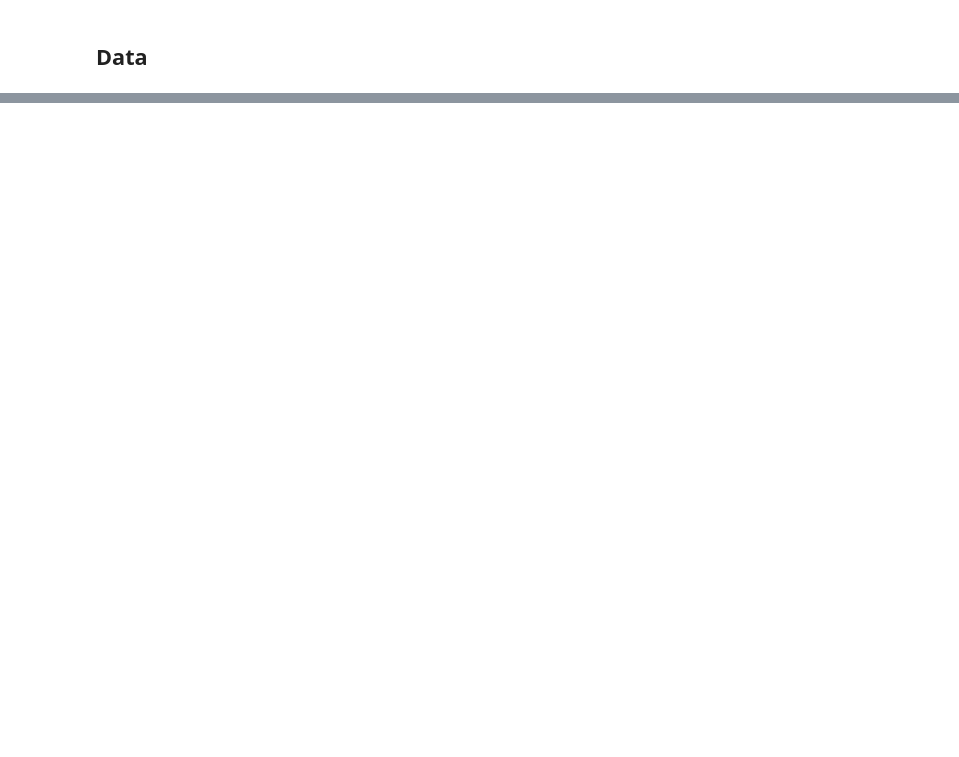
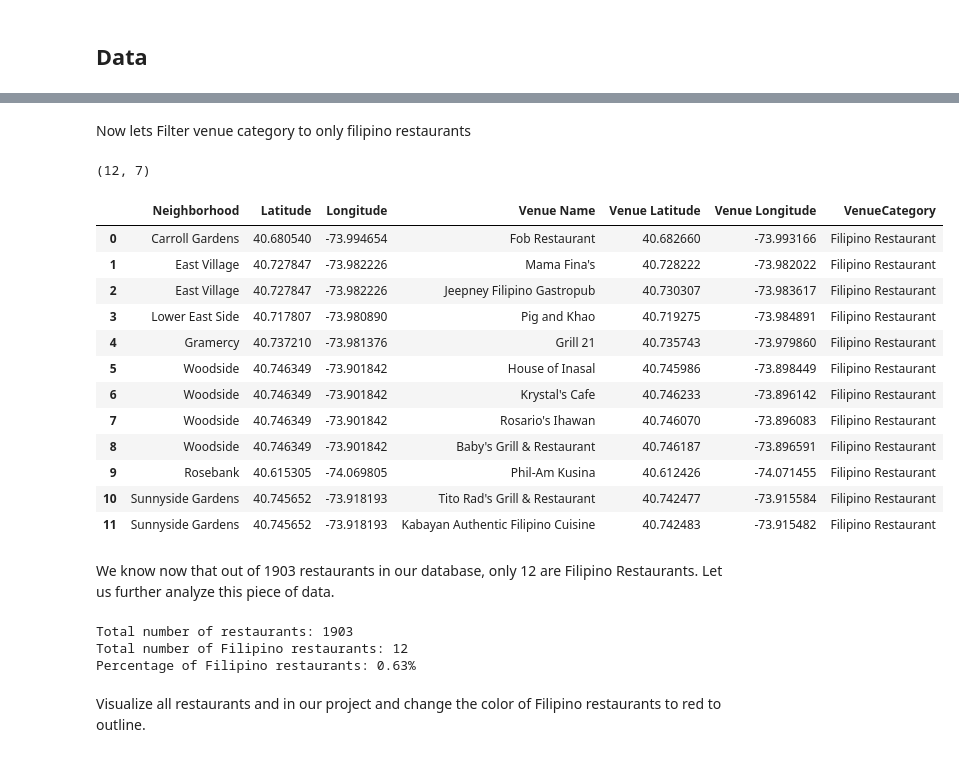
Before and after one commit to gregteo/Coursera_Capstone, a Jupyter notebook: Coursera Capstone Project.ipynb, the cells around one changed output, grey strips where cells are left out. Saved outputs shown, nothing was run; the diff lists cells and outputs as text; code cells hidden in the pictures; blank space fills up the shorter version.

```diff
--- a/Coursera Capstone Project.ipynb
+++ b/Coursera Capstone Project.ipynb
@@ -21,0 +115,3 @@ Data sources that will be needed for the project:
+# %%
+neighborhoods1=neighborhoods[neighborhoods.Distance <= 10].reset_index(drop=True)
+neighborhoods1.head()
@@ -21,0 +150,9 @@ Data sources that will be needed for the project:
+# %%
+#define Foursquare Credentials and Version
+CLIENT_ID = 'BG3H1TE4TIMDI2WM3QFIR1PCWOMEMLWJQ0P4PI0FAVC3GH0Z' # your Foursquare ID
+CLIENT_SECRET = 'VYOMTT4DL5OSHO5ENHWVORWHJPJLZ2JDW2FYF2KP5P05RYYW' # your Foursquare Secret
+VERSION = '20180605' # Foursquare API version
+
+print('Your credentails:')
+print('CLIENT_ID: ' + CLIENT_ID)
+print('CLIENT_SECRET:' + CLIENT_SECRET)
@@ -21,0 +195,9 @@ Data sources that will be needed for the project:
+# %%
+# convert the venues list into a new DataFrame
+venues_df = pd.DataFrame(venues)
+
+# define the column names
+venues_df.columns = ['Neighborhood', 'Latitude', 'Longitude', 'Venue Name', 'Venue Latitude', 'Venue Longitude', 'VenueCategory']
+
+print(venues_df.shape)
+venues_df.head()
@@ -21,0 +214,5 @@ Data sources that will be needed for the project:
+# %%
+rest=venues_df[venues_df.VenueCategory.str.contains('Restaurant')].reset_index(drop=True)
+
+print(rest.shape)
+rest.head()
@@ -21,0 +227,33 @@ Data sources that will be needed for the project:
+# %% [markdown]
+Now lets Filter venue category to only filipino restaurants
+# %%
+fil_rest=rest[rest.VenueCategory == 'Filipino Restaurant'].reset_index(drop=True)
+print(fil_rest.shape)
+fil_rest
+# %% [output]
+(12, 7)
+|  | Neighborhood | Latitude | Longitude | Venue Name | Venue Latitude | Venue Longitude | VenueCategory |
+| 0 | Carroll Gardens | 40.680540 | -73.994654 | Fob Restaurant | 40.682660 | -73.993166 | Filipino Restaurant |
+| 1 | East Village | 40.727847 | -73.982226 | Mama Fina's | 40.728222 | -73.982022 | Filipino Restaurant |
+| 2 | East Village | 40.727847 | -73.982226 | Jeepney Filipino Gastropub | 40.730307 | -73.983617 | Filipino Restaurant |
+| 3 | Lower East Side | 40.717807 | -73.980890 | Pig and Khao | 40.719275 | -73.984891 | Filipino Restaurant |
+| 4 | Gramercy | 40.737210 | -73.981376 | Grill 21 | 40.735743 | -73.979860 | Filipino Restaurant |
+| 5 | Woodside | 40.746349 | -73.901842 | House of Inasal | 40.745986 | -73.898449 | Filipino Restaurant |
+| 6 | Woodside | 40.746349 | -73.901842 | Krystal's Cafe | 40.746233 | -73.896142 | Filipino Restaurant |
+| 7 | Woodside | 40.746349 | -73.901842 | Rosario's Ihawan | 40.746070 | -73.896083 | Filipino Restaurant |
+| 8 | Woodside | 40.746349 | -73.901842 | Baby's Grill & Restaurant | 40.746187 | -73.896591 | Filipino Restaurant |
+| 9 | Rosebank | 40.615305 | -74.069805 | Phil-Am Kusina | 40.612426 | -74.071455 | Filipino Restaurant |
+| 10 | Sunnyside Gardens | 40.745652 | -73.918193 | Tito Rad's Grill & Restaurant | 40.742477 | -73.915584 | Filipino Restaurant |
+| 11 | Sunnyside Gardens | 40.745652 | -73.918193 | Kabayan Authentic Filipino Cuisine | 40.742483 | -73.915482 | Filipino Restaurant |
+# %% [markdown]
+We know now that out of 1903 restaurants in our database, only 12 are Filipino Restaurants. Let us further analyze this piece of data.
+# %%
+print('Total number of restaurants:', len(rest))
+print('Total number of Filipino restaurants:', len(fil_rest))
+print('Percentage of Filipino restaurants: {:.2f}%'.format(len(fil_rest) / len(rest) * 100))
+# %% [output]
+Total number of restaurants: 1903
+Total number of Filipino restaurants: 12
+Percentage of Filipino restaurants: 0.63%
+# %% [markdown]
+Visualize all restaurants and in our project and change the color of Filipino restaurants to red to outline.
```
Also changed, not shown: parts of 53 cells of this notebook.
